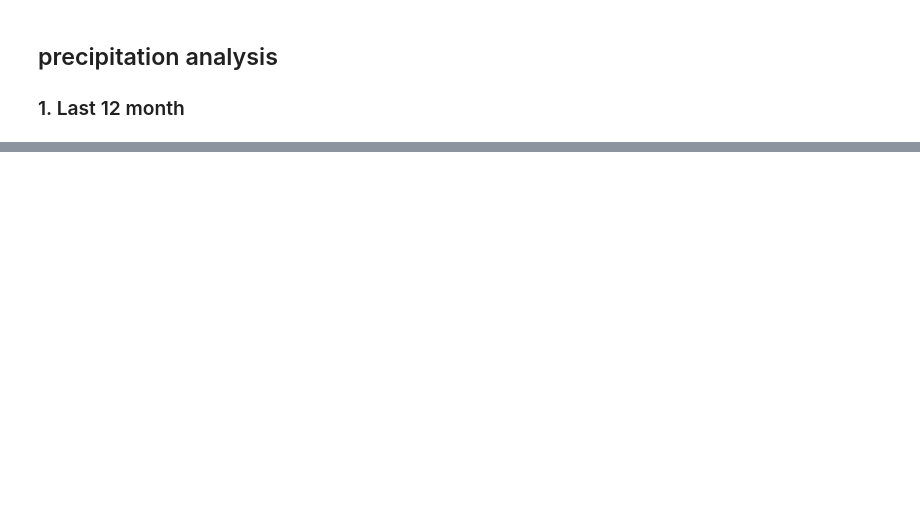
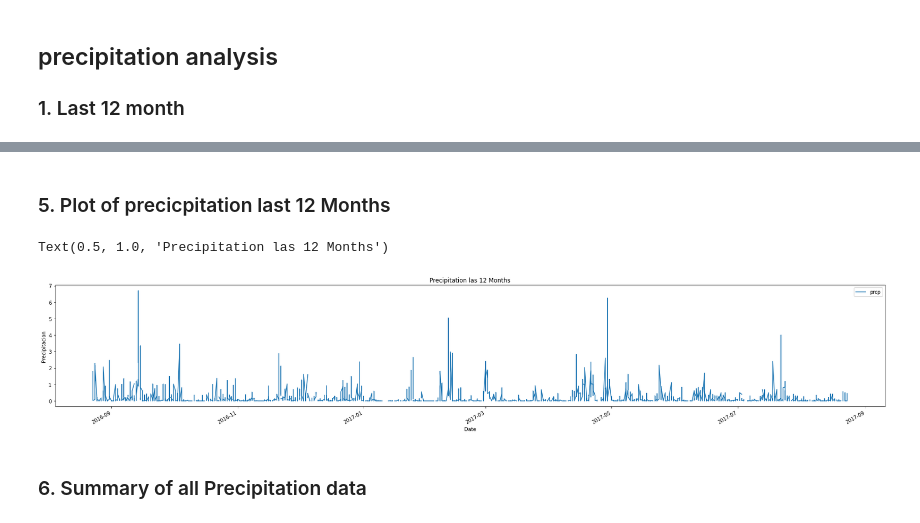
Before and after one commit to AndresJejen/TempPrecipAnalisisAndServer_AFLORE, a Jupyter notebook: DataAnalysis/DataAnalysis.ipynb, the cells around one changed output, grey strips where cells are left out. Cells and saved outputs as stored; diff of their text form; code cells hidden in the pictures; blank space fills up the shorter version.

Commit message:
[Feat] Recovering Data Analysis

```diff
--- a/DataAnalysis/DataAnalysis.ipynb
+++ b/DataAnalysis/DataAnalysis.ipynb
@@ -86,0 +88,5 @@ df =
+# %%
+query_last_date = """
+    select max(date) from measurement
+"""
+runQuery(query_last_date)
@@ -86,0 +125,16 @@ df =
+# %%
+query_prec_last12 = f"""
+    select date, prcp from
+    measurement
+    where date >= date(
+        (
+            {
+                query_last_date
+            }
+        )
+        ,
+        '-12 month'
+    )
+"""
+prec_last12M = runQuery(query_prec_last12)
+prec_last12M
@@ -86,0 +157,4 @@ df =
+# %%
+prec_last12M.index = prec_last12M.date
+prec_last12M.index = pd.to_datetime(prec_last12M.index)
+prec_last12M.sort_index(inplace=True)
@@ -86,0 +178,12 @@ df =
+# %% [markdown]
+### 5. Plot of precicpitation last 12 Months
+# %%
+ax = prec_last12M[['prcp']].plot(figsize=(30,5))
+ax.set_xlabel("Date")
+ax.set_ylabel("Precipitacion")
+ax.set_title("Precipitation las 12 Months")
+# %% [output]
+Text(0.5, 1.0, 'Precipitation las 12 Months')
+[figure, added]
+# %% [markdown]
+### 6. Summary of all Precipitation data
```
Also changed, not shown: parts of 17 cells of this notebook, 29 other files.
